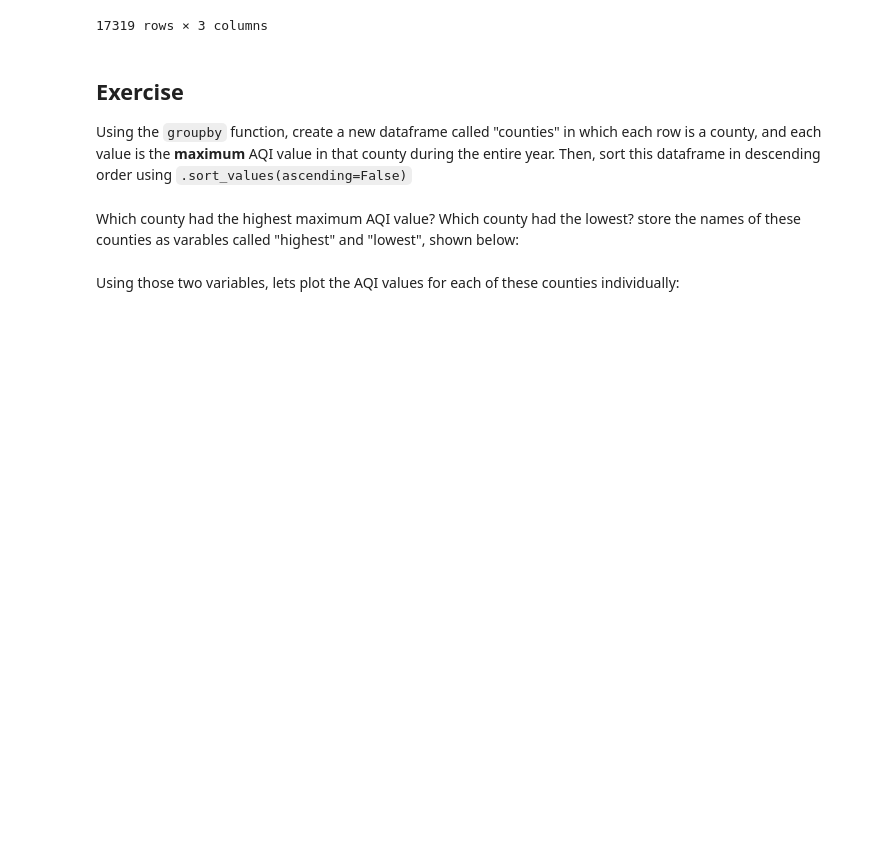
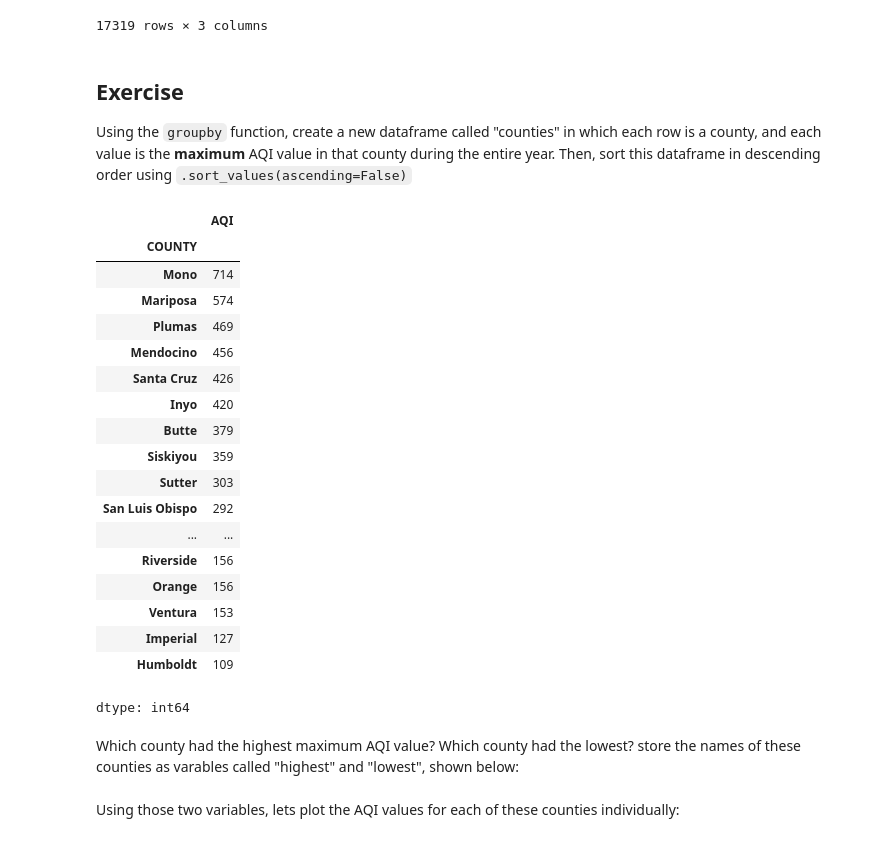
Before and after one commit to dase3131/QM2, a Jupyter notebook: notebooks/W03. Spatial Data.ipynb, the cells around one changed output. Cells and saved outputs as stored; diff of their text form; code cells hidden in the pictures; blank space fills up the shorter version.

```diff
--- a/notebooks/W03. Spatial Data.ipynb
+++ b/notebooks/W03. Spatial Data.ipynb
@@ -203,6 +241,29 @@ county_daily
 ## Exercise
 
 Using the `groupby` function, create a new dataframe called "counties" in which each row is a county, and each value is the **maximum** AQI value in that county during the entire year. Then, sort this dataframe in descending order using `.sort_values(ascending=False)`
+# %%
+counties = df.groupby('COUNTY')['AQI'].max().sort_values(ascending=False)
+counties
+# %% [output]
+|  | AQI |
+| COUNTY |  |
+| Mono | 714 |
+| Mariposa | 574 |
+| Plumas | 469 |
+| Mendocino | 456 |
+| Santa Cruz | 426 |
+| Inyo | 420 |
+| Butte | 379 |
+| Siskiyou | 359 |
+| Sutter | 303 |
+| San Luis Obispo | 292 |
+| ... | ... |
+| Riverside | 156 |
+| Orange | 156 |
+| Ventura | 153 |
+| Imperial | 127 |
+| Humboldt | 109 |
+dtype: int64
 # %% [markdown]
 Which county had the highest maximum AQI value? Which county had the lowest? store the names of these counties as varables called "highest" and "lowest", shown below:
 # %%
```
Also changed, not shown: parts of 13 cells of this notebook.
